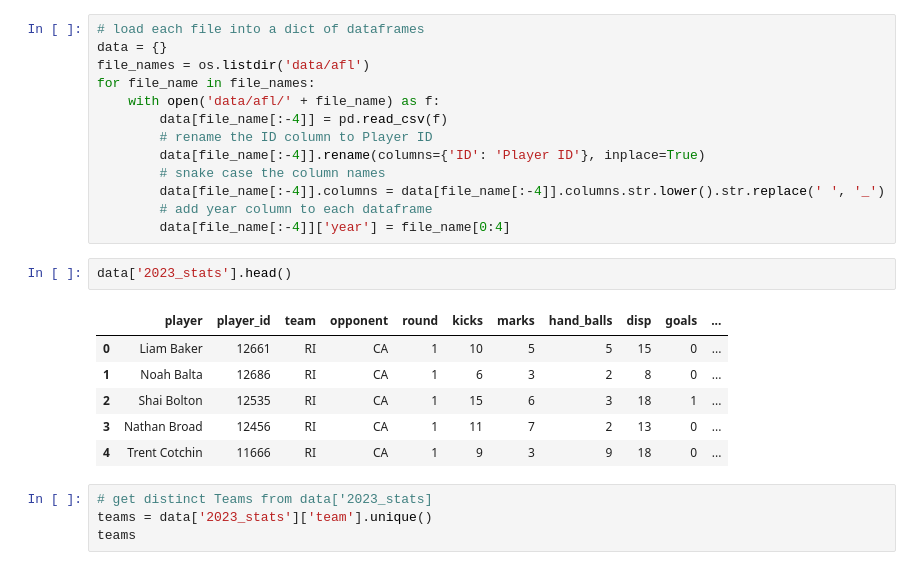
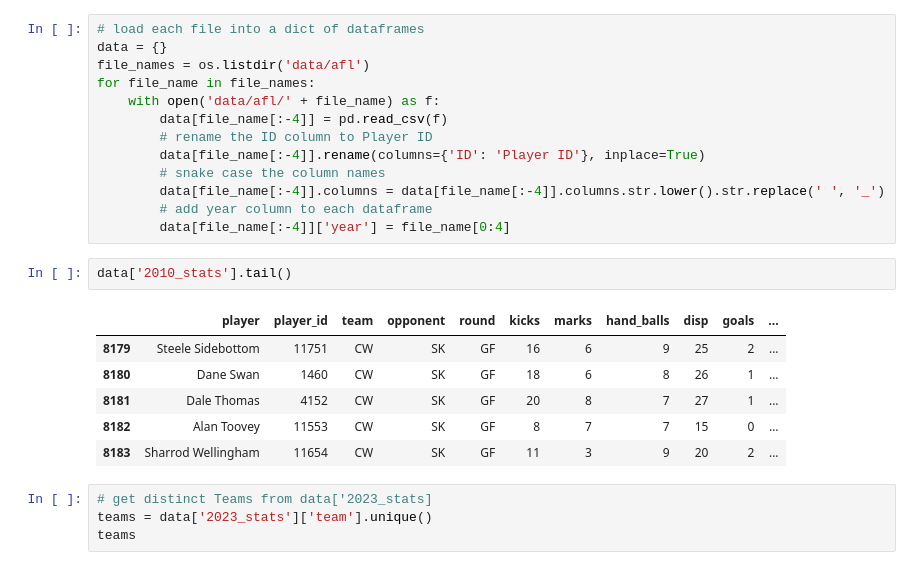
Before and after one commit to tobyprofitt/AFLNaturalLanguageQueryBuilder, a Jupyter notebook: playerstatsdata.ipynb, the cells around one changed output. Drawn from its saved outputs; the diff is of its cells as text.

```diff
--- a/playerstatsdata.ipynb
+++ b/playerstatsdata.ipynb
@@ -17,15 +18,15 @@ for file_name in file_names:
         data[file_name[:-4]].columns = data[file_name[:-4]].columns.str.lower().str.replace(' ', '_')
         # add year column to each dataframe
         data[file_name[:-4]]['year'] = file_name[0:4]
-# %%
-data['2023_stats'].head()
-# %% [output]
-|  | player | player_id | team | opponent | round | kicks | marks | hand_balls | disp | goals | ... |
-| 0 | Liam Baker | 12661 | RI | CA | 1 | 10 | 5 | 5 | 15 | 0 | ... |
-| 1 | Noah Balta | 12686 | RI | CA | 1 | 6 | 3 | 2 | 8 | 0 | ... |
-| 2 | Shai Bolton | 12535 | RI | CA | 1 | 15 | 6 | 3 | 18 | 1 | ... |
-| 3 | Nathan Broad | 12456 | RI | CA | 1 | 11 | 7 | 2 | 13 | 0 | ... |
-| 4 | Trent Cotchin | 11666 | RI | CA | 1 | 9 | 3 | 9 | 18 | 0 | ... |
+# %%
+data['2010_stats'].tail()
+# %% [output]
+|  | player | player_id | team | opponent | round | kicks | marks | hand_balls | disp | goals | ... |
+| 8179 | Steele Sidebottom | 11751 | CW | SK | GF | 16 | 6 | 9 | 25 | 2 | ... |
+| 8180 | Dane Swan | 1460 | CW | SK | GF | 18 | 6 | 8 | 26 | 1 | ... |
+| 8181 | Dale Thomas | 4152 | CW | SK | GF | 20 | 8 | 7 | 27 | 1 | ... |
+| 8182 | Alan Toovey | 11553 | CW | SK | GF | 8 | 7 | 7 | 15 | 0 | ... |
+| 8183 | Sharrod Wellingham | 11654 | CW | SK | GF | 11 | 3 | 9 | 20 | 2 | ... |
 # %%
 # get distinct Teams from data['2023_stats]
 teams = data['2023_stats']['team'].unique()
```
Also changed, not shown: parts of 13 cells of this notebook, 6 other files.
